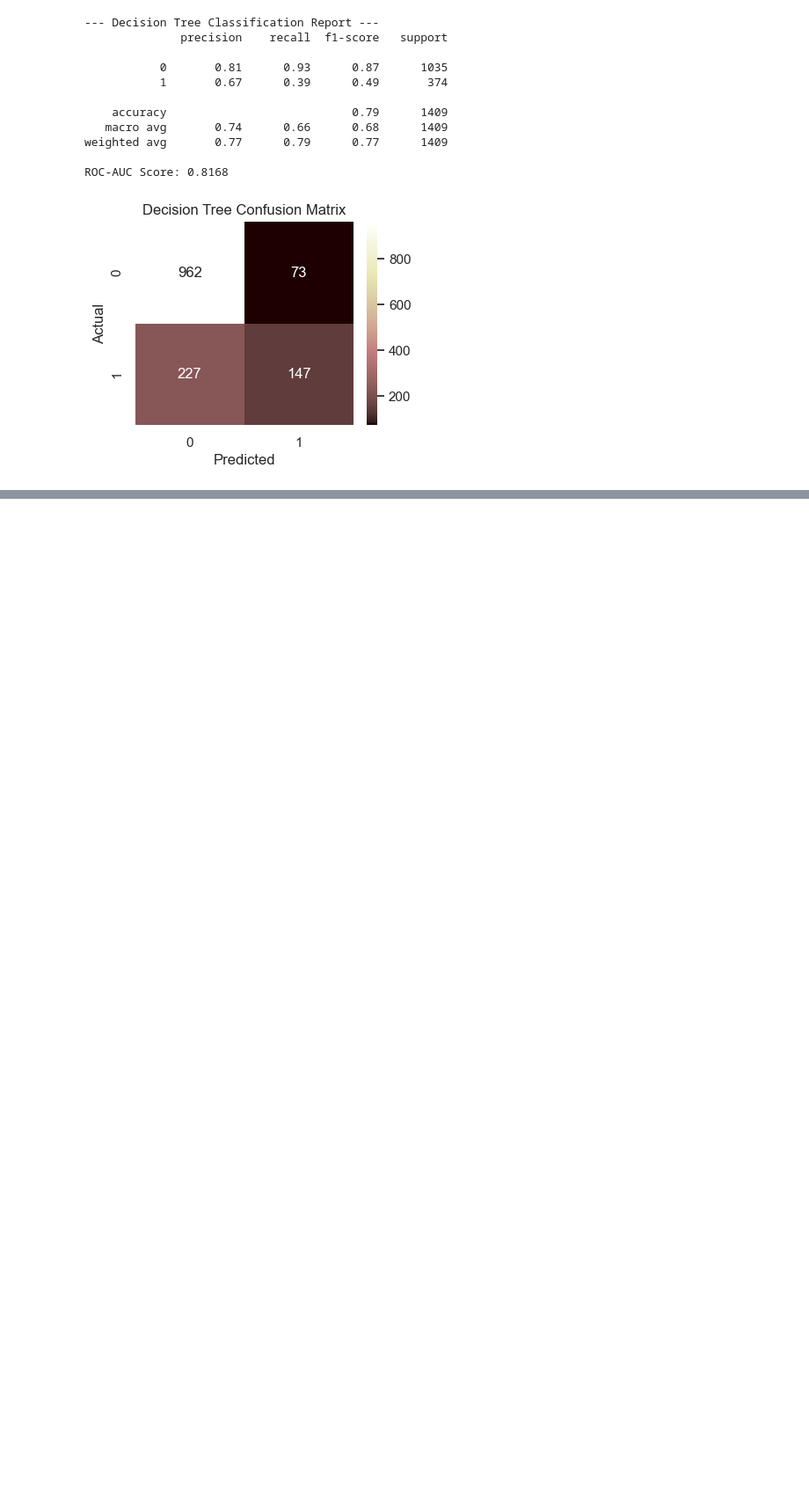
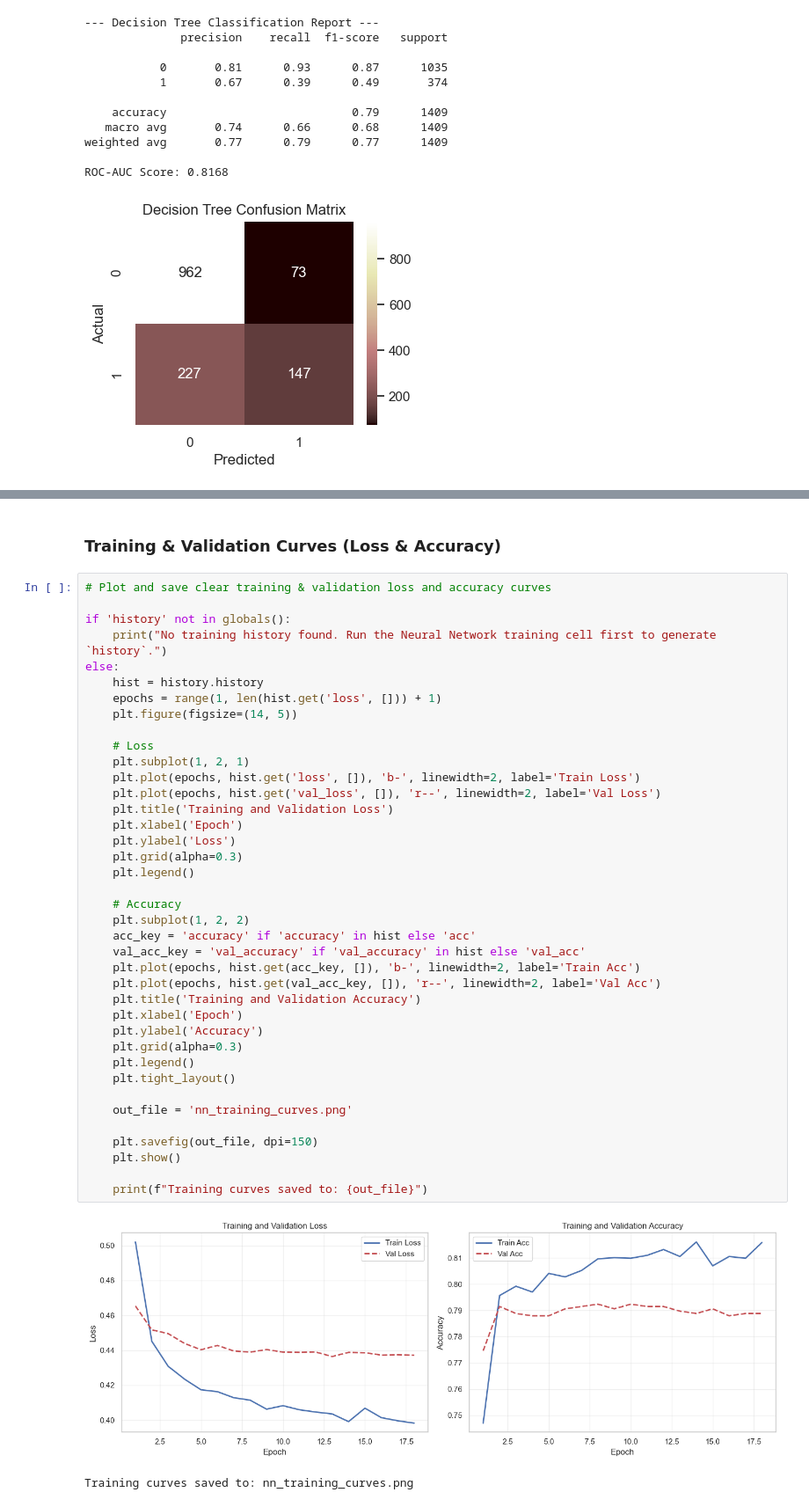
Before and after one commit to Damithu04/Telco-Customer-Churn, a Jupyter notebook: Telco-customer-churn.ipynb, the cells around one changed output, grey strips where cells are left out. Shown at 88% size. Cells and saved outputs as stored; diff of their text form; blank space fills up the shorter version.

Commit message:
neural netweok

```diff
--- a/Telco-customer-churn.ipynb
+++ b/Telco-customer-churn.ipynb
@@ -261,0 +322,44 @@ ROC-AUC Score: 0.8168
+# %% [markdown]
+### Training & Validation Curves (Loss & Accuracy)
+# %%
+# Plot and save clear training & validation loss and accuracy curves
+
+if 'history' not in globals():
+    print("No training history found. Run the Neural Network training cell first to generate `history`.")
+else:
+    hist = history.history
+    epochs = range(1, len(hist.get('loss', [])) + 1)
+    plt.figure(figsize=(14, 5))
+
+    # Loss
+    plt.subplot(1, 2, 1)
+    plt.plot(epochs, hist.get('loss', []), 'b-', linewidth=2, label='Train Loss')
+    plt.plot(epochs, hist.get('val_loss', []), 'r--', linewidth=2, label='Val Loss')
+    plt.title('Training and Validation Loss')
+    plt.xlabel('Epoch')
+    plt.ylabel('Loss')
+    plt.grid(alpha=0.3)
+    plt.legend()
+
+    # Accuracy
+    plt.subplot(1, 2, 2)
+    acc_key = 'accuracy' if 'accuracy' in hist else 'acc'
+    val_acc_key = 'val_accuracy' if 'val_accuracy' in hist else 'val_acc'
+    plt.plot(epochs, hist.get(acc_key, []), 'b-', linewidth=2, label='Train Acc')
+    plt.plot(epochs, hist.get(val_acc_key, []), 'r--', linewidth=2, label='Val Acc')
+    plt.title('Training and Validation Accuracy')
+    plt.xlabel('Epoch')
+    plt.ylabel('Accuracy')
+    plt.grid(alpha=0.3)
+    plt.legend()
+    plt.tight_layout()
+
+    out_file = 'nn_training_curves.png'
+
+    plt.savefig(out_file, dpi=150)
+    plt.show()
+
+    print(f"Training curves saved to: {out_file}")
+# %% [output]
+[figure, added]
+Training curves saved to: nn_training_curves.png
```
Also changed, not shown: parts of 7 cells of this notebook.
